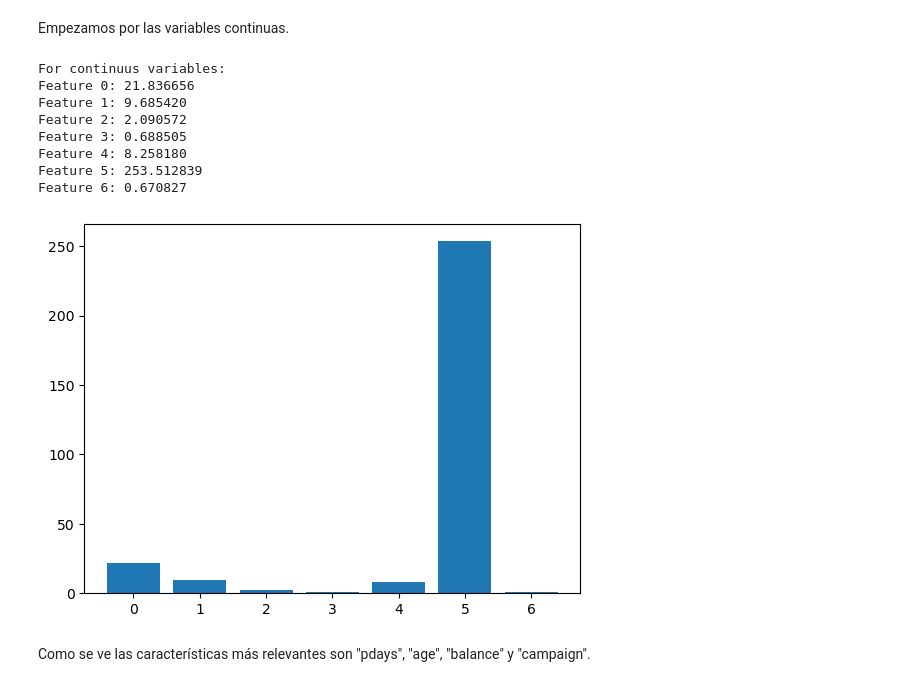
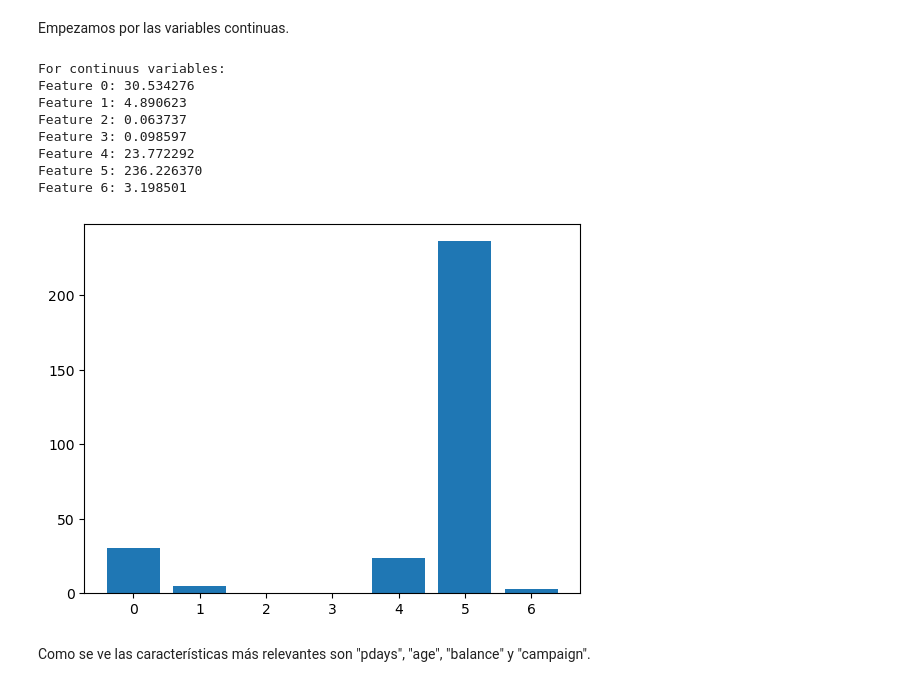
Before and after one commit to idrubo/Projecte-Machine-Learning, a Jupyter notebook: Sprint_5/Plantilla_bàsica_EDA.ipynb, the cells around one changed output. Drawn from its saved outputs; the diff is of its cells as text; code cells hidden in the pictures.

```diff
--- a/Sprint_5/Plantilla_bàsica_EDA.ipynb
+++ b/Sprint_5/Plantilla_bàsica_EDA.ipynb
@@ -220,7 +220,7 @@ Empezamos por las variables continuas.
 df = pd.read_csv('bank_dataset.csv')
 
 # Valores a filtrar
-pout_v = ['duration', 'failure', 'success']
+pout_v = ['other', 'failure', 'success']
 
 # Debemos obtener solamente las filas cuya "poutcome" sea "other", "failure" o "success"
 # Las filas con el valor "unknown" son filtradas para calcular el "score" ANOVA.
@@ -241,41 +241,41 @@ df.loc [df ['education'].isnull(), 'education'] = education_mode
 
 # Seleccionamos primero las variables continuas.
 df_X = df.loc [:, ['age', 'balance', 'day', 'duration', 'campaign', 'pdays', 'previous']]
 df_Y = df.loc [:, ['poutcome']]
 
 # Asignamos un valor entero 'poutcome'.
 le = LabelEncoder ()
 for col in df_Y.select_dtypes(include='category').columns:
    df_Y [col] = le.fit_transform (df_Y [col])
 
 # La función "SelectKBest" acepta arrays de numpy.
 np_X = df_X.values
 np_Y = df_Y.values
 np_Y = np.ravel(np_Y, order='C')
 
 # Aplicamos el test ANOVA.
 fs = SelectKBest (score_func=f_classif, k = 'all')
 fs.fit (np_X, np_Y)
 np_X = fs.transform (np_X)
 
 # Imprimimos el "score"
 print ("For continuus variables:")
 for i in range (len (fs.scores_)):
    print ('Feature %d: %f' % (i, fs.scores_[i]))
 
 # Mostramos un histograma con el "score".
 plt.bar([i for i in range(len(fs.scores_))], fs.scores_)
 plt.show()
 # %% [output]
 For continuus variables:
-Feature 0: 21.836656
-Feature 1: 9.685420
-Feature 2: 2.090572
-Feature 3: 0.688505
-Feature 4: 8.258180
-Feature 5: 253.512839
-Feature 6: 0.670827
+Feature 0: 30.534276
+Feature 1: 4.890623
+Feature 2: 0.063737
+Feature 3: 0.098597
+Feature 4: 23.772292
+Feature 5: 236.226370
+Feature 6: 3.198501
-[figure, old version]
+[figure, new version]
 # %% [markdown]
 Como se ve las características más relevantes son "pdays", "age", "balance" y "campaign".
 # %% [markdown]
```
Also changed, not shown: parts of 1 cell of this notebook.
